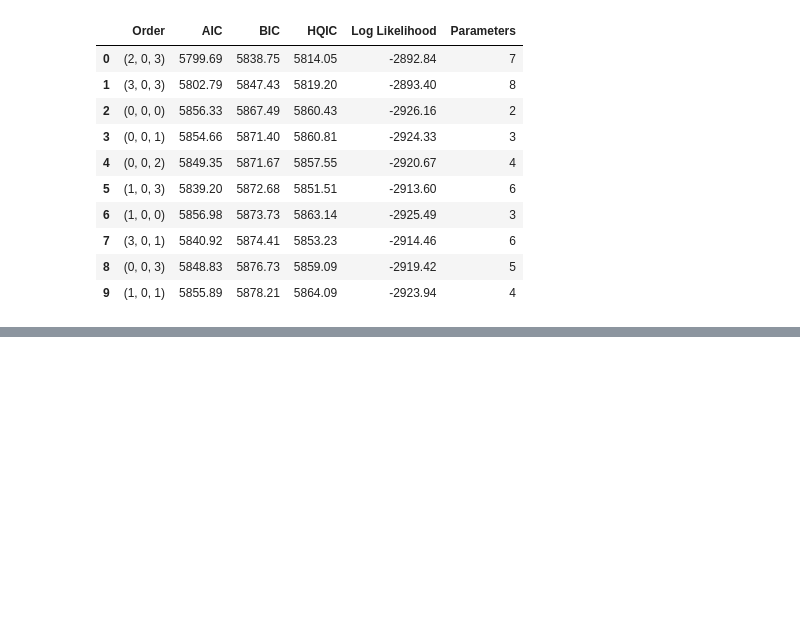
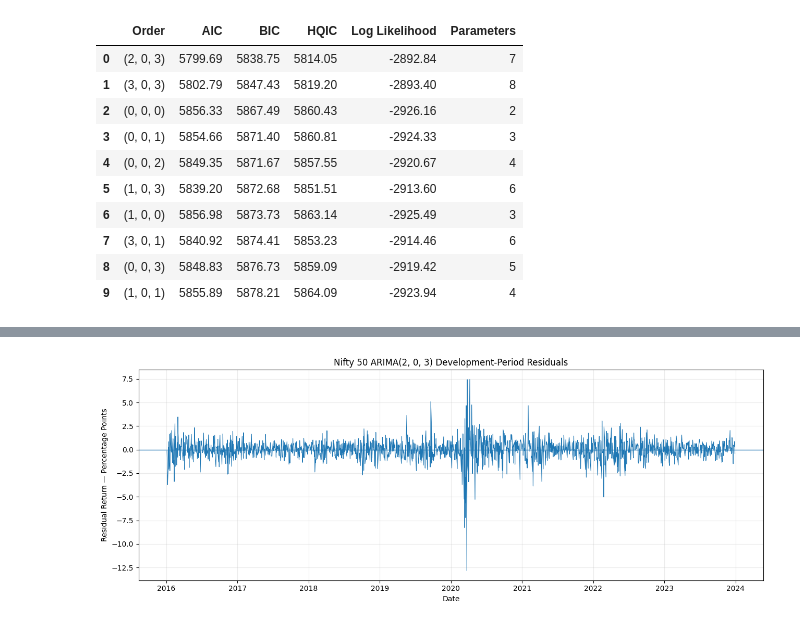
Before and after one commit to Rohil121/bharat-portfolio-lab, a Jupyter notebook: notebooks/04_forecasting_risk_models.ipynb, the cells around one changed output, grey strips where cells are left out. Saved outputs shown, nothing was run; the diff lists cells and outputs as text; code cells hidden in the pictures; blank space fills up the shorter version.

Commit message:
Interpret Nifty 50 ARIMA residual diagnostics

```diff
--- a/notebooks/04_forecasting_risk_models.ipynb
+++ b/notebooks/04_forecasting_risk_models.ipynb
@@ -853,0 +1064,24 @@ Successful candidate models: 15
+# %%
+plt.figure(figsize=(13, 5))
+
+plt.plot(
+    benchmark_arima_residuals.index,
+    benchmark_arima_residuals,
+    linewidth=0.8,
+)
+
+plt.axhline(
+    0,
+    linewidth=1,
+)
+
+plt.title(
+    "Nifty 50 ARIMA(2, 0, 3) Development-Period Residuals"
+)
+plt.xlabel("Date")
+plt.ylabel("Residual Return — Percentage Points")
+plt.grid(alpha=0.25)
+plt.tight_layout()
+plt.show()
+# %% [output]
+[figure, added]
```
Also changed, not shown: parts of 5 cells of this notebook.
